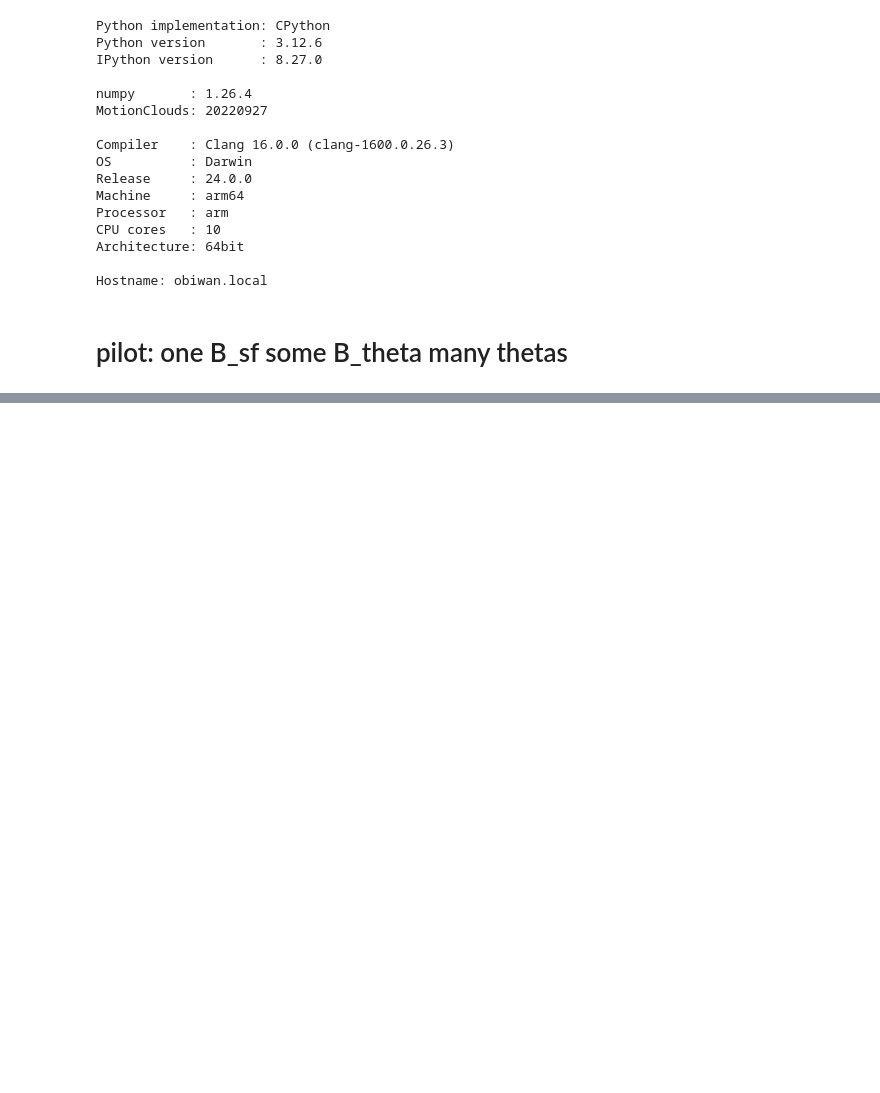
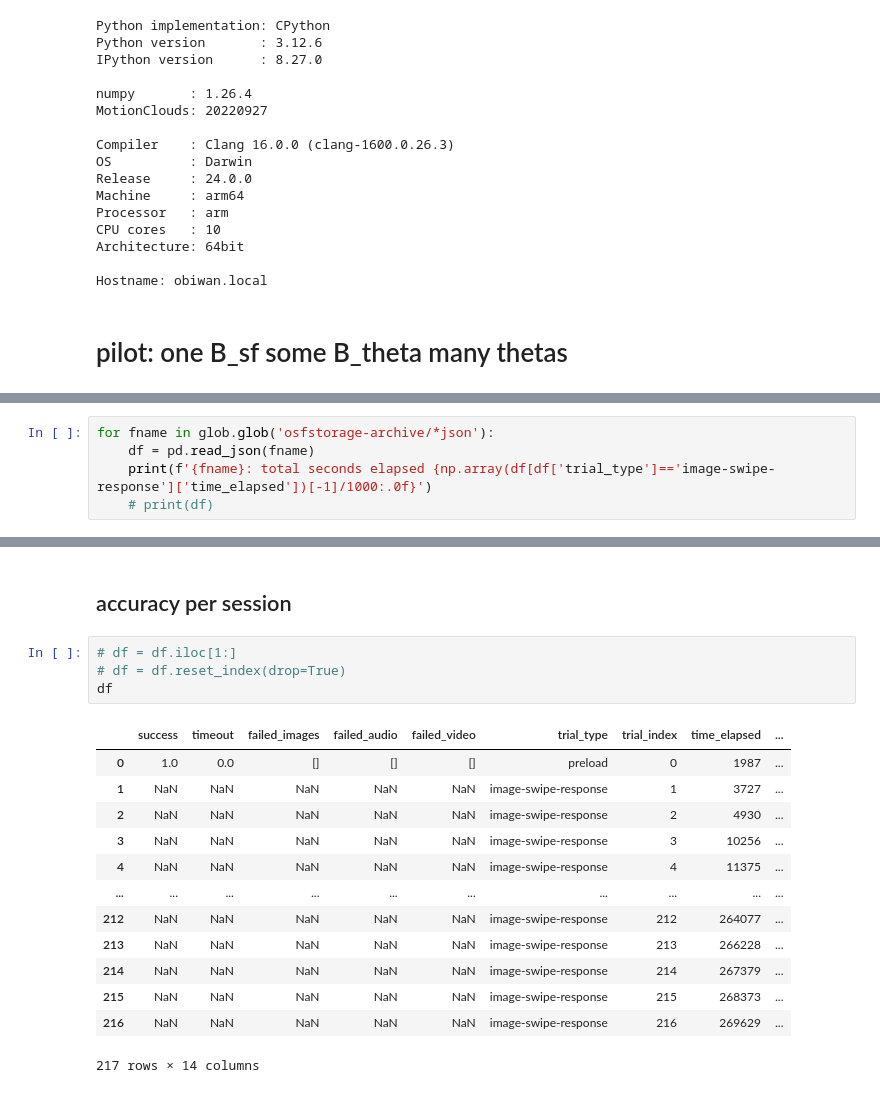
Before and after one commit to laurentperrinet/OEiL_OrientationPrecision, a Jupyter notebook: experiments.ipynb, the cells around one changed output, grey strips where cells are left out. Cells and saved outputs as stored; diff of their text form; blank space fills up the shorter version.

```diff
--- a/experiments.ipynb
+++ b/experiments.ipynb
@@ -135,0 +204,5 @@ all_conditions
+# %%
+for fname in glob.glob('osfstorage-archive/*json'):
+    df = pd.read_json(fname)
+    print(f'{fname}: total seconds elapsed {np.array(df[df['trial_type']=='image-swipe-response']['time_elapsed'])[-1]/1000:.0f}')
+    # print(df)
@@ -135,0 +217,20 @@ all_conditions
+# %% [markdown]
+## accuracy per session
+# %%
+# df = df.iloc[1:]
+# df = df.reset_index(drop=True)
+df
+# %% [output]
+|  | success | timeout | failed_images | failed_audio | failed_video | trial_type | trial_index | time_elapsed | ... |
+| 0 | 1.0 | 0.0 | [] | [] | [] | preload | 0 | 1987 | ... |
+| 1 | NaN | NaN | NaN | NaN | NaN | image-swipe-response | 1 | 3727 | ... |
+| 2 | NaN | NaN | NaN | NaN | NaN | image-swipe-response | 2 | 4930 | ... |
+| 3 | NaN | NaN | NaN | NaN | NaN | image-swipe-response | 3 | 10256 | ... |
+| 4 | NaN | NaN | NaN | NaN | NaN | image-swipe-response | 4 | 11375 | ... |
+| ... | ... | ... | ... | ... | ... | ... | ... | ... | ... |
+| 212 | NaN | NaN | NaN | NaN | NaN | image-swipe-response | 212 | 264077 | ... |
+| 213 | NaN | NaN | NaN | NaN | NaN | image-swipe-response | 213 | 266228 | ... |
+| 214 | NaN | NaN | NaN | NaN | NaN | image-swipe-response | 214 | 267379 | ... |
+| 215 | NaN | NaN | NaN | NaN | NaN | image-swipe-response | 215 | 268373 | ... |
+| 216 | NaN | NaN | NaN | NaN | NaN | image-swipe-response | 216 | 269629 | ... |
+217 rows × 14 columns
```
Also changed, not shown: parts of 31 cells of this notebook.
